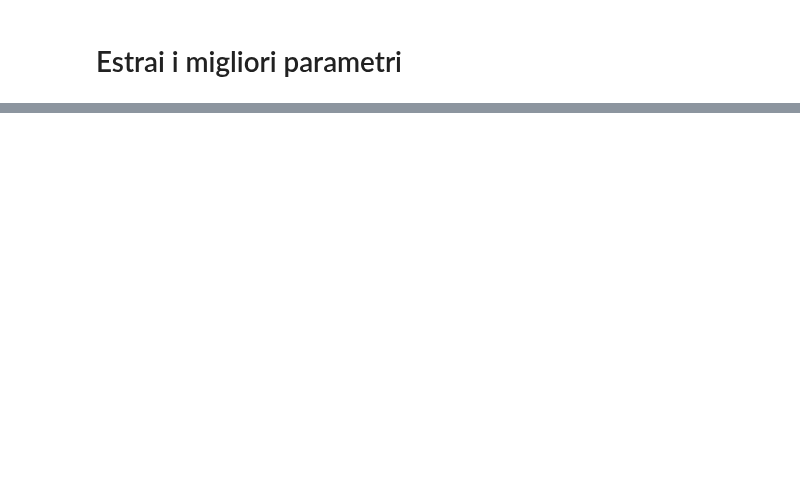
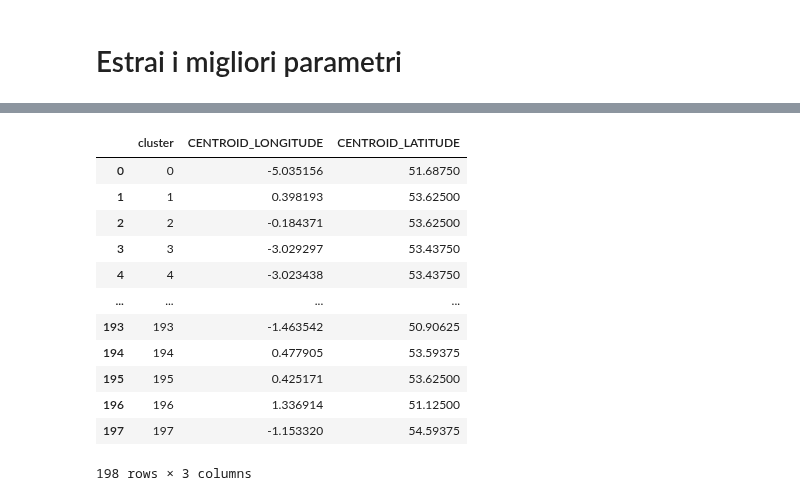
Before and after one commit to nudric25/tesi, a Jupyter notebook: CLU/CLU_mainclass.ipynb, the cells around one changed output, grey strips where cells are left out. Saved outputs shown, nothing was run; the diff lists cells and outputs as text; code cells hidden in the pictures; blank space fills up the shorter version.

Commit message:
Kaggle Notebook | notebook90eff43643 | Version 3

```diff
--- a/CLU/CLU_mainclass.ipynb
+++ b/CLU/CLU_mainclass.ipynb
@@ -347,0 +325,22 @@ centroids.to_csv('/kaggle/working/best_centroids.csv')
+# %%
+highest_recall_row = results_df.loc[results_df['recall'].idxmax()]
+centroids = dbscan_clustering(stops, eps=highest_recall_row['eps'], min_samples=int(np.round(highest_recall_row['min_samples'])))
+coordinates =centroids[['CENTROID_LONGITUDE', 'CENTROID_LATITUDE']]
+
+# Standardizza i dati
+scaler = StandardScaler()
+scaled_coordinates = scaler.fit_transform(coordinates)
+
+# Crea e applica l'algoritmo DBSCAN
+db = DBSCAN(eps=0.1, min_samples=1).fit(scaled_coordinates)
+
+# Aggiungi i cluster al DataFrame
+centroids['cluster'] = db.labels_
+
+# Trova i cluster unici
+clusters = centroids['cluster'].unique()
+
+# Campiona un punto per ogni cluster
+centroids = centroids.groupby('cluster').apply(lambda x: x.sample(1)).reset_index(drop=True)
+
+centroids.to_csv('/kaggle/working/best_centroids.csv')
@@ -347,0 +365,16 @@ centroids.to_csv('/kaggle/working/best_centroids.csv')
+# %%
+centroids
+# %% [output]
+|  | cluster | CENTROID_LONGITUDE | CENTROID_LATITUDE |
+| 0 | 0 | -5.035156 | 51.68750 |
+| 1 | 1 | 0.398193 | 53.62500 |
+| 2 | 2 | -0.184371 | 53.62500 |
+| 3 | 3 | -3.029297 | 53.43750 |
+| 4 | 4 | -3.023438 | 53.43750 |
+| ... | ... | ... | ... |
+| 193 | 193 | -1.463542 | 50.90625 |
+| 194 | 194 | 0.477905 | 53.59375 |
+| 195 | 195 | 0.425171 | 53.62500 |
+| 196 | 196 | 1.336914 | 51.12500 |
+| 197 | 197 | -1.153320 | 54.59375 |
+198 rows × 3 columns
```
Also changed, not shown: parts of 7 cells of this notebook.
